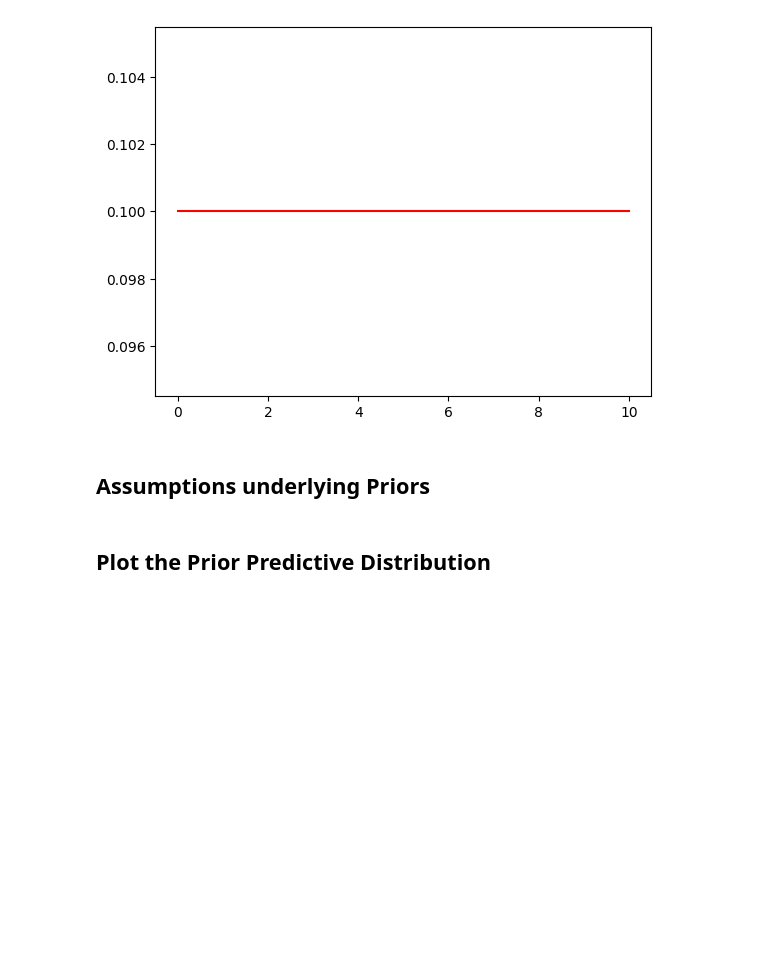
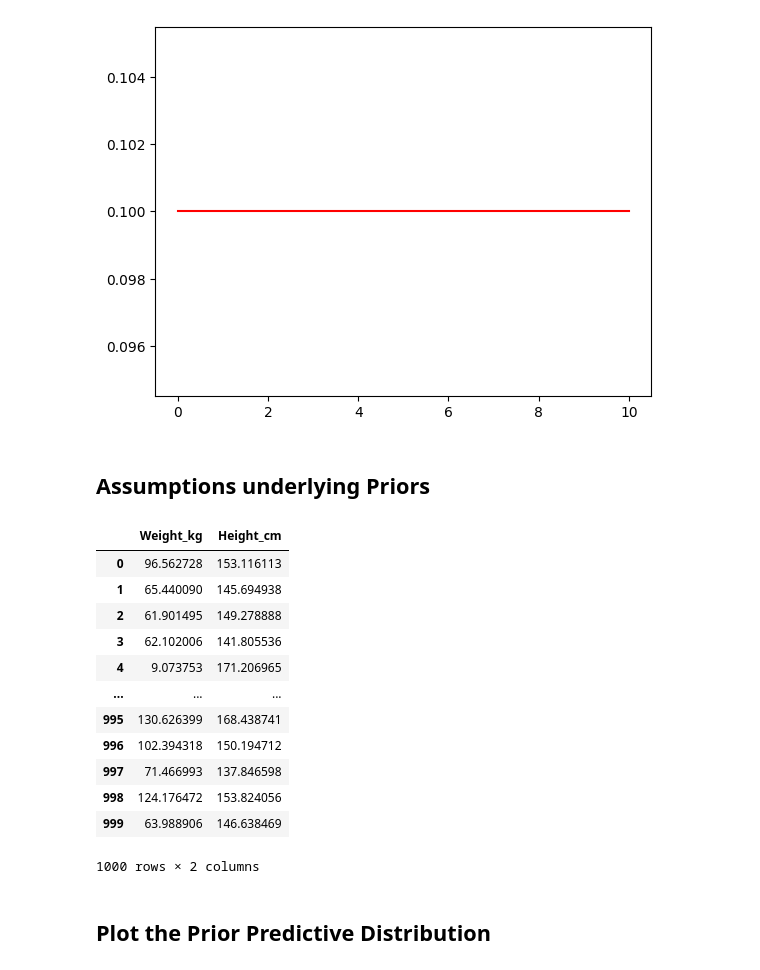
Before and after one commit to statistactics/stats-redo, a Jupyter notebook: Practice Exercises/Ex2_Geocentric Models.ipynb, the cells around one changed output. Cells and saved outputs as stored; diff of their text form; code cells hidden in the pictures; blank space fills up the shorter version.

```diff
--- a/Practice Exercises/Ex2_Geocentric Models.ipynb
+++ b/Practice Exercises/Ex2_Geocentric Models.ipynb
@@ -106,2 +107,18 @@ for i in range(1000):
+# %%
+priors_df
+# %% [output]
+|  | Weight_kg | Height_cm |
+| 0 | 96.562728 | 153.116113 |
+| 1 | 65.440090 | 145.694938 |
+| 2 | 61.901495 | 149.278888 |
+| 3 | 62.102006 | 141.805536 |
+| 4 | 9.073753 | 171.206965 |
+| ... | ... | ... |
+| 995 | 130.626399 | 168.438741 |
+| 996 | 102.394318 | 150.194712 |
+| 997 | 71.466993 | 137.846598 |
+| 998 | 124.176472 | 153.824056 |
+| 999 | 63.988906 | 146.638469 |
+1000 rows × 2 columns
 # %% [markdown]
 ## Plot the Prior Predictive Distribution
```
Also changed, not shown: parts of 7 cells of this notebook.
